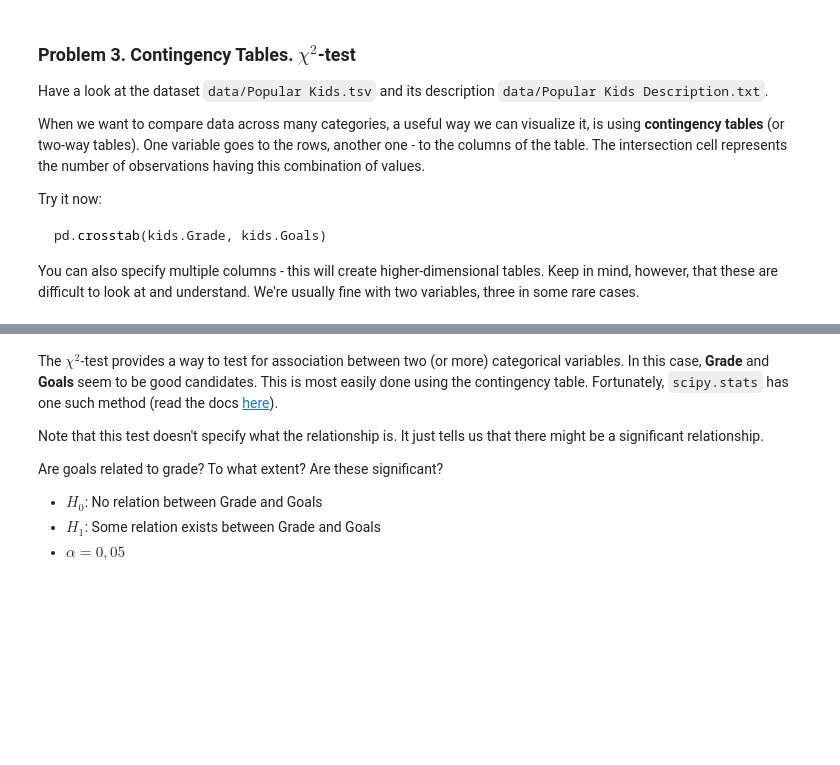
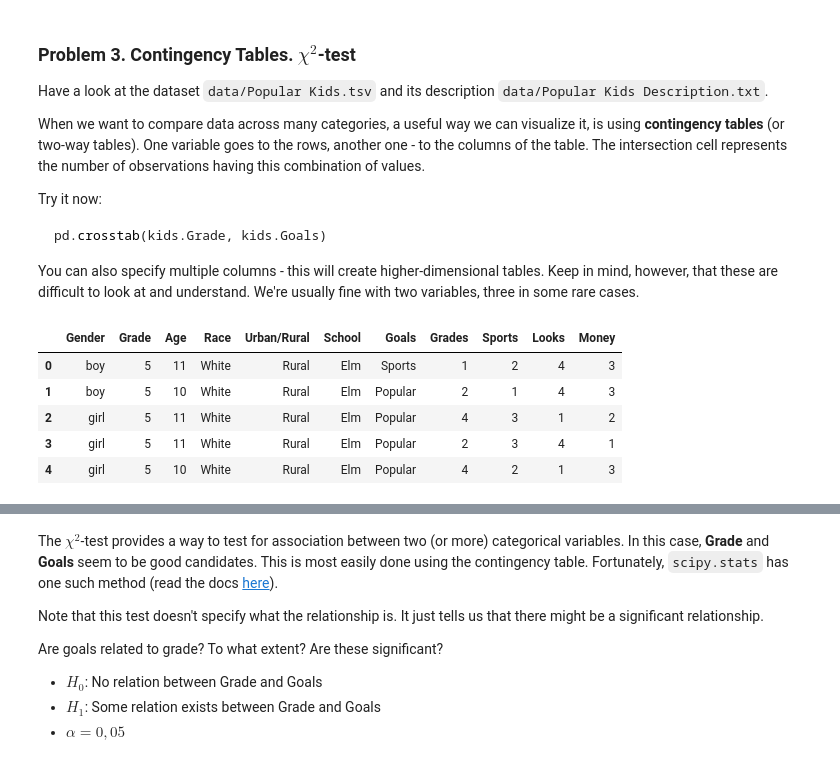
Before and after one commit to mstoychev/Math-Concepts-for-Developers, a Jupyter notebook: 7. Hypotesis Testing/Hypothesis Testing Exercise.ipynb, the cells around one changed output, grey strips where cells are left out. Cells and saved outputs as stored; diff of their text form; code cells hidden in the pictures; blank space fills up the shorter version.

```diff
--- a/7. Hypotesis Testing/Hypothesis Testing Exercise.ipynb
+++ b/7. Hypotesis Testing/Hypothesis Testing Exercise.ipynb
@@ -316,0 +313,10 @@ You can also specify multiple columns - this will create higher-dimensional tabl
+# %%
+kids = pd.read_table("data/Popular Kids.tsv")
+kids.head()
+# %% [output]
+|  | Gender | Grade | Age | Race | Urban/Rural | School | Goals | Grades | Sports | Looks | Money |
+| 0 | boy | 5 | 11 | White | Rural | Elm | Sports | 1 | 2 | 4 | 3 |
+| 1 | boy | 5 | 10 | White | Rural | Elm | Popular | 2 | 1 | 4 | 3 |
+| 2 | girl | 5 | 11 | White | Rural | Elm | Popular | 4 | 3 | 1 | 2 |
+| 3 | girl | 5 | 11 | White | Rural | Elm | Popular | 2 | 3 | 4 | 1 |
+| 4 | girl | 5 | 10 | White | Rural | Elm | Popular | 4 | 2 | 1 | 3 |
```
Also changed, not shown: parts of 19 cells of this notebook.
